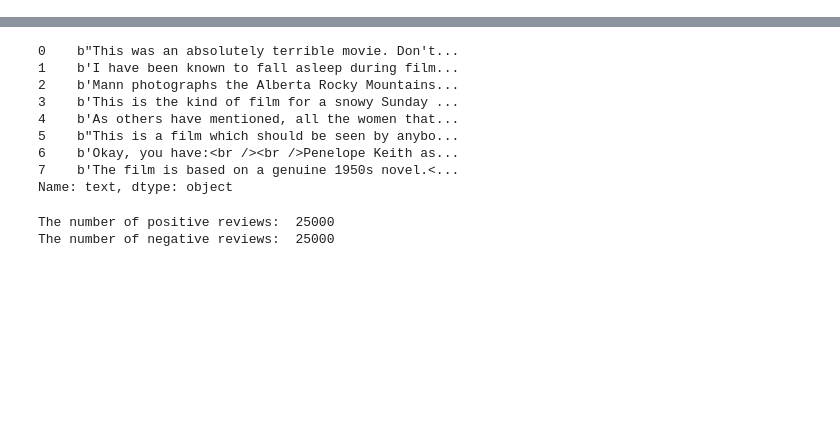
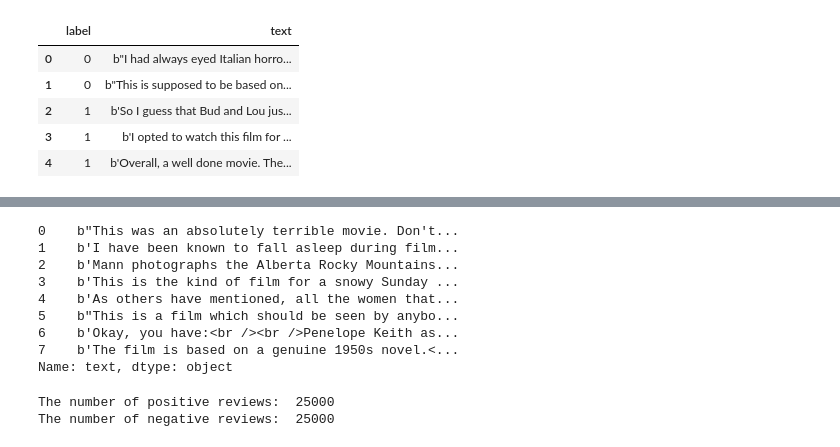
Before and after one commit to JehadOumer/IMDB-Reviews-Classifcation, a Jupyter notebook: Dataset_Exploration.ipynb, the cells around one changed output, grey strips where cells are left out. Saved outputs shown, nothing was run; the diff lists cells and outputs as text; code cells hidden in the pictures; blank space fills up the shorter version.

```diff
--- a/Dataset_Exploration.ipynb
+++ b/Dataset_Exploration.ipynb
@@ -31,0 +39,9 @@ Dataset length:  50000 points
+# %%
+validation_data.head(5)
+# %% [output]
+|  | label | text |
+| 0 | 0 | b"I had always eyed Italian horro... |
+| 1 | 0 | b"This is supposed to be based on... |
+| 2 | 1 | b'So I guess that Bud and Lou jus... |
+| 3 | 1 | b'I opted to watch this film for ... |
+| 4 | 1 | b'Overall, a well done movie. The... |
```
Also changed, not shown: parts of 11 cells of this notebook.
